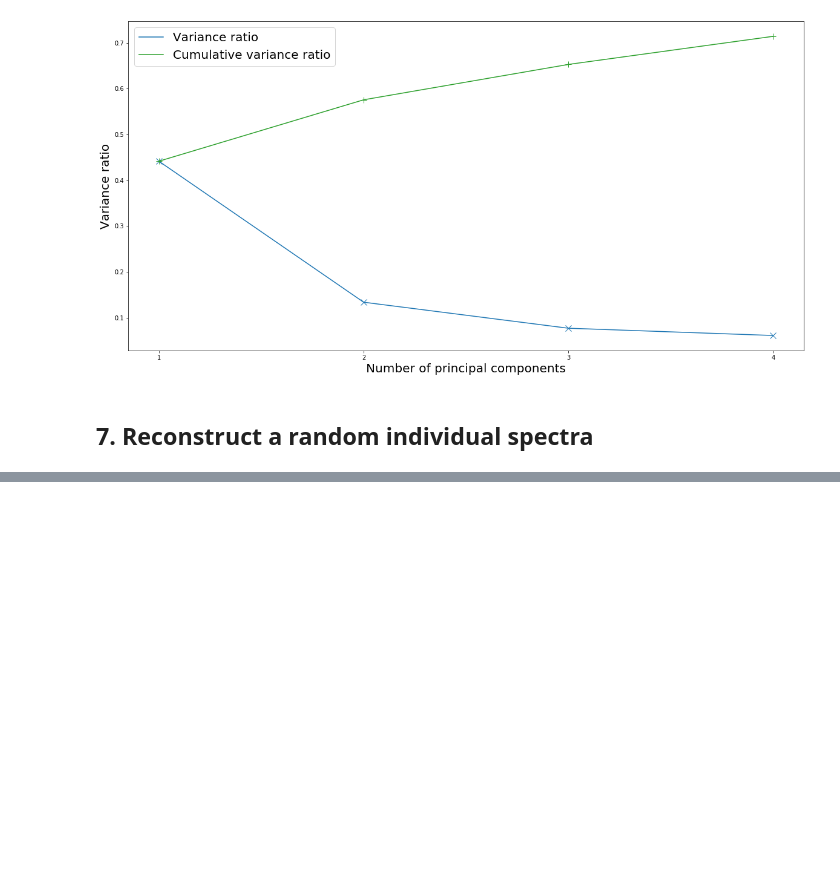
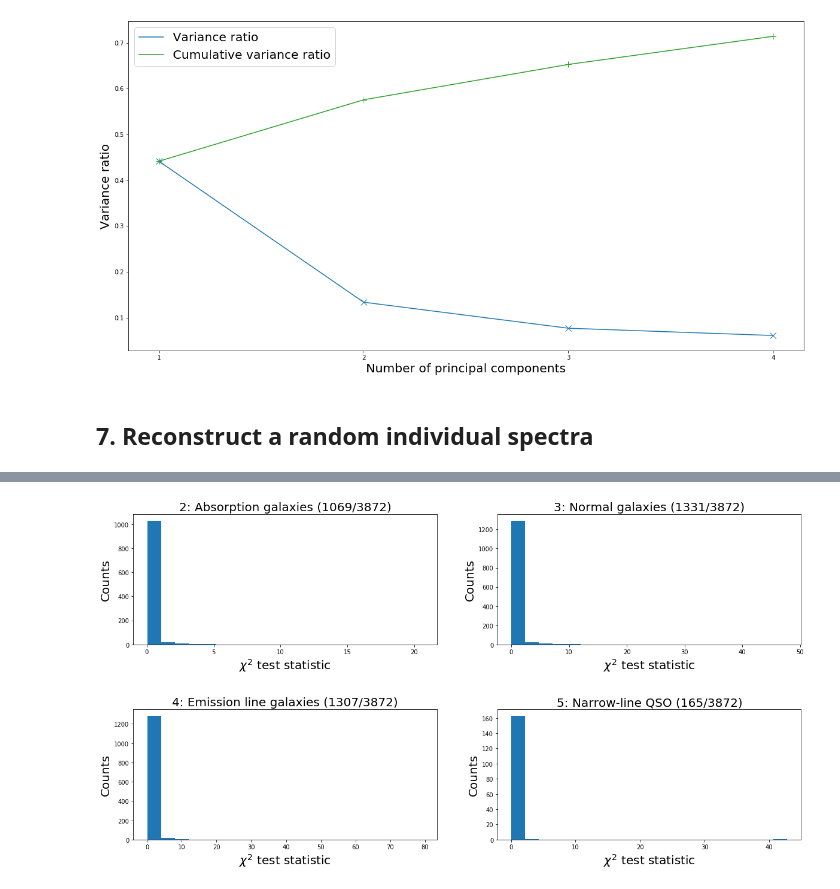
Before and after one commit to ksephton/ASTR-Leistedt-1, a Jupyter notebook: Spectra/PCA_4000spectra.ipynb, the cells around one changed output, grey strips where cells are left out. Drawn from its saved outputs; the diff is of its cells as text; code cells hidden in the pictures; blank space fills up the shorter version.

```diff
--- a/Spectra/PCA_4000spectra.ipynb
+++ b/Spectra/PCA_4000spectra.ipynb
@@ -204,0 +332,67 @@ reconstruct_spectra(spectra_num)
+# %%
+# %% Plot chi-squared value histograms for each subclass
+plt.figure(figsize=(20,10))
+ax1 = plt.subplot(2,2,1)
+counts, bins, patches = ax1.hist(chi_arr[subclass == 2], bins=20)
+# ax1.set_xticks(bins.round(2))
+# bin_x_centers = 0.5 * np.diff(bins) + bins[:-1]
+# bin_y_centers = ax1.get_yticks()[1] * 0.25
+# for i in range(len(bins)-1):
+#     bin_label = "{0:,}".format(counts[i]) + "\n({0:,.2f}%)".format((counts[i]/counts.sum())*100)
+#     ax1.text(bin_x_centers[i], bin_y_centers, bin_label, horizontalalignment='center')
+
+# ax1.annotate('Counts\nPercentage', xy=(0.9,0.9), xycoords='axes fraction',
+#             horizontalalignment='center', fontsize=15, bbox=dict(boxstyle="round", fc="white"))
+ax1.set_xlabel("$\chi^2$ test statistic", fontsize=20)
+ax1.set_ylabel('Counts',fontsize=20)
+ax1.set_title(f'2: Absorption galaxies ({len(chi_arr[subclass == 2])}/{len(subclass)})', fontsize=20)
+
+ax2 = plt.subplot(2,2,2)
+counts, bins, patches = ax2.hist(chi_arr[subclass == 3], bins=20)
+# ax2.set_xticks(bins.round(2))
+# bin_x_centers = 0.5 * np.diff(bins) + bins[:-1]
+# bin_y_centers = ax2.get_yticks()[1] * 0.25
+# for i in range(len(bins)-1):
+#     bin_label = "{0:,}".format(counts[i]) + "\n({0:,.2f}%)".format((counts[i]/counts.sum())*100)
+#     ax2.text(bin_x_centers[i], bin_y_centers, bin_label, horizontalalignment='center')
+
+# ax2.annotate('Counts\nPercentage', xy=(0.9,0.9), xycoords='axes fraction',
+#             horizontalalignment='center', fontsize=15, bbox=dict(boxstyle="round", fc="white"))
+ax2.set_xlabel("$\chi^2$ test statistic", fontsize=20)
+ax2.set_ylabel('Counts',fontsize=20)
+ax2.set_title(f'3: Normal galaxies ({len(chi_arr[subclass == 3])}/{len(subclass)})', fontsize=20)
+
+ax3 = plt.subplot(2,2,3)
+counts, bins, patches = ax3.hist(chi_arr[subclass == 4], bins=20)
+# ax3.set_xticks(bins.round(2))
+# bin_x_centers = 0.5 * np.diff(bins) + bins[:-1]
+# bin_y_centers = ax3.get_yticks()[1] * 0.25
+# for i in range(len(bins)-1):
+#     bin_label = "{0:,}".format(counts[i]) + "\n({0:,.2f}%)".format((counts[i]/counts.sum())*100)
+#     ax3.text(bin_x_centers[i], bin_y_centers, bin_label, horizontalalignment='center')
+
+# ax3.annotate('Counts\nPercentage', xy=(0.9,0.9), xycoords='axes fraction',
+#             horizontalalignment='center', fontsize=15, bbox=dict(boxstyle="round", fc="white"))
+ax3.set_xlabel("$\chi^2$ test statistic", fontsize=20)
+ax3.set_ylabel('Counts',fontsize=20)
+ax3.set_title(f'4: Emission line galaxies ({len(chi_arr[subclass == 4])}/{len(subclass)})', fontsize=20)
+
+ax4 = plt.subplot(2,2,4)
+counts, bins, patches = ax4.hist(chi_arr[subclass == 5], bins=20)
+# ax4.set_xticks(bins.round(2))
+# bin_x_centers = 0.5 * np.diff(bins) + bins[:-1]
+# bin_y_centers = ax4.get_yticks()[1] * 0.25
+# for i in range(len(bins)-1):
+#     bin_label = "{0:,}".format(counts[i]) + "\n({0:,.2f}%)".format((counts[i]/counts.sum())*100)
+#     ax4.text(bin_x_centers[i], bin_y_centers, bin_label, horizontalalignment='center')
+
+# ax4.annotate('Counts\nPercentage', xy=(0.9,0.9), xycoords='axes fraction',
+#             horizontalalignment='center', fontsize=15, bbox=dict(boxstyle="round", fc="white"))
+ax4.set_xlabel("$\chi^2$ test statistic", fontsize=20)
+ax4.set_ylabel('Counts',fontsize=20)
+ax4.set_title(f'5: Narrow-line QSO ({len(chi_arr[subclass == 5])}/{len(subclass)})', fontsize=20)
+
+plt.subplots_adjust(hspace=.5, wspace=.2)
+plt.show()
+# %% [output]
+[figure, added]
```
Also changed, not shown: parts of 11 cells of this notebook.
